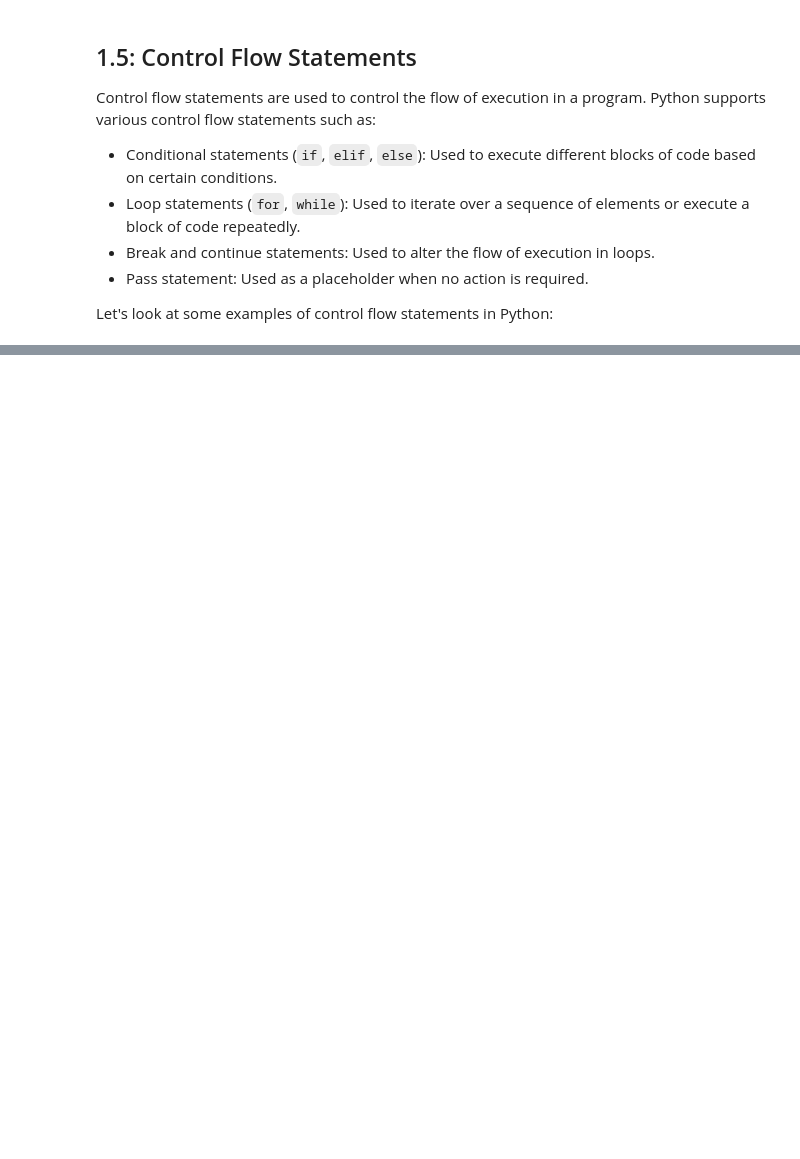
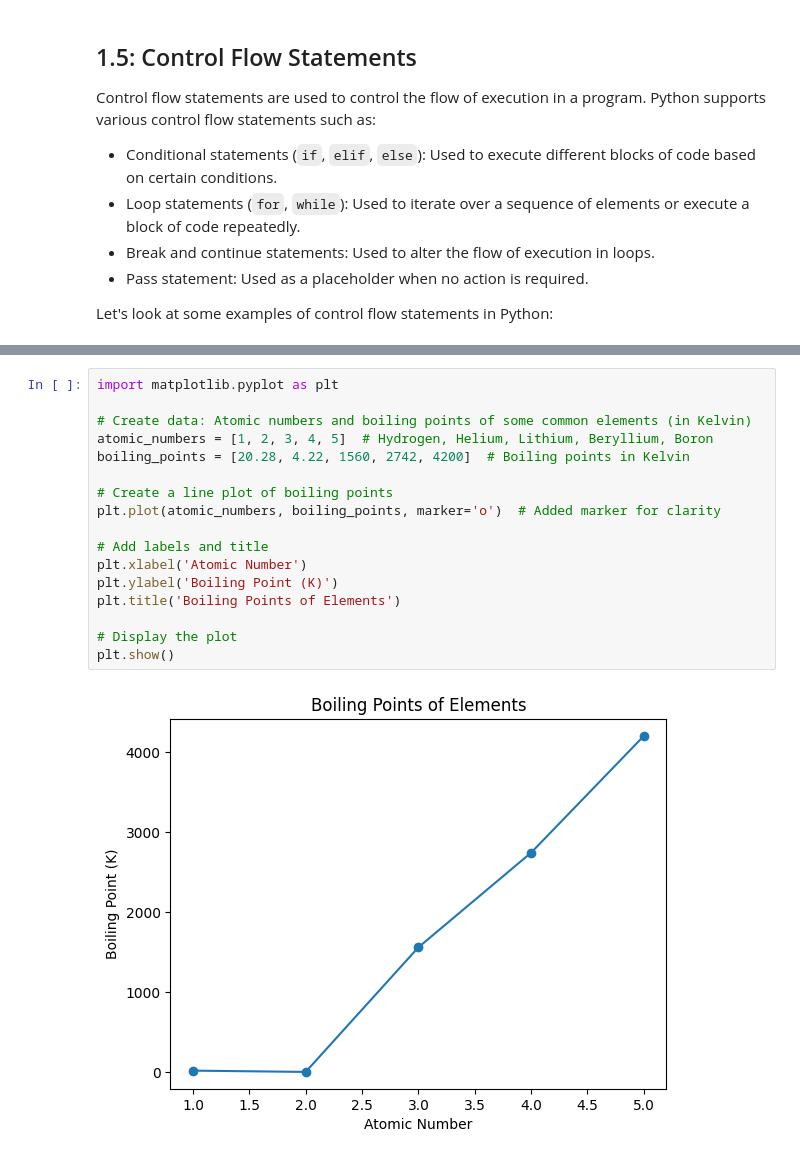
Before and after one commit to zzhenglab/comp-prob-solv, a Jupyter notebook: book/_build/html/_sources/week-01-intro-python.ipynb, the cells around one changed output, grey strips where cells are left out. Drawn from its saved outputs; the diff is of its cells as text; blank space fills up the shorter version.

```diff
--- a/book/_build/html/_sources/week-01-intro-python.ipynb
+++ b/book/_build/html/_sources/week-01-intro-python.ipynb
@@ -201,0 +241,19 @@ Pass statement
+# %%
+import matplotlib.pyplot as plt
+
+# Create data: Atomic numbers and boiling points of some common elements (in Kelvin)
+atomic_numbers = [1, 2, 3, 4, 5]  # Hydrogen, Helium, Lithium, Beryllium, Boron
+boiling_points = [20.28, 4.22, 1560, 2742, 4200]  # Boiling points in Kelvin
+
+# Create a line plot of boiling points
+plt.plot(atomic_numbers, boiling_points, marker='o')  # Added marker for clarity
+
+# Add labels and title
+plt.xlabel('Atomic Number')
+plt.ylabel('Boiling Point (K)')
+plt.title('Boiling Points of Elements')
+
+# Display the plot
+plt.show()
+# %% [output]
+[figure, added]
```
Also changed, not shown: parts of 16 cells of this notebook, 28 other files.
